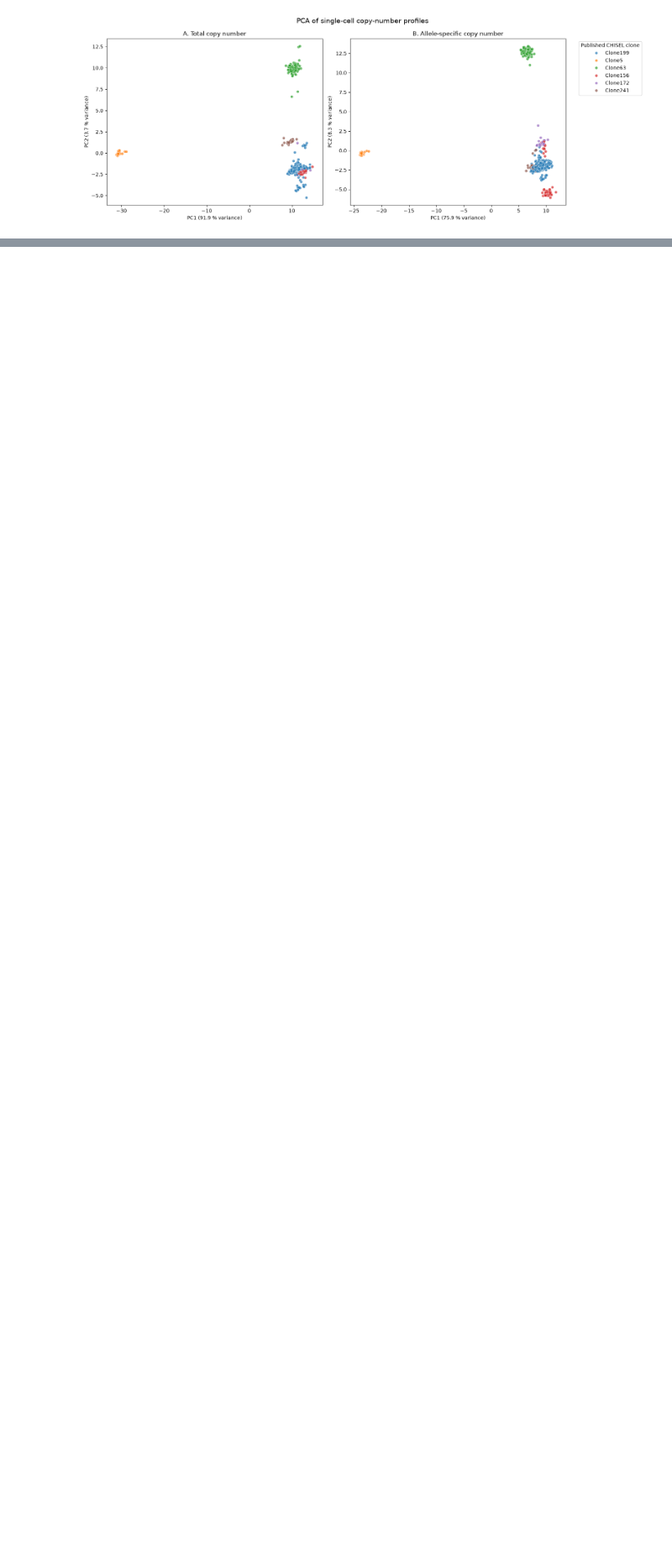
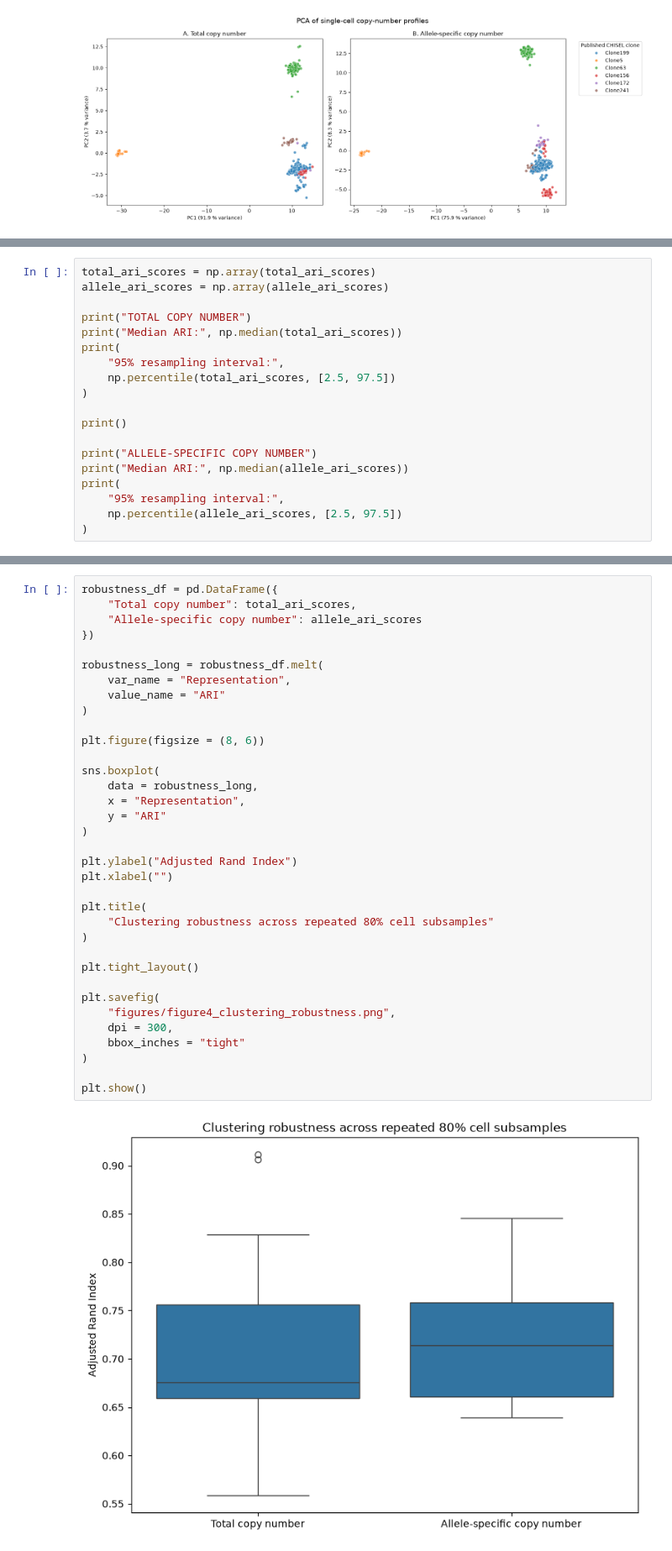
Before and after one commit to NicolasBoucher-Bio/chisel-single-cell-reanalysis, a Jupyter notebook: chisel_reanalysis.ipynb, the cells around one changed output, grey strips where cells are left out. Shown at 84% size. Drawn from its saved outputs; the diff is of its cells as text; blank space fills up the shorter version.

Commit message:
Add clustering robustness analysis and update results

```diff
--- a/chisel_reanalysis.ipynb
+++ b/chisel_reanalysis.ipynb
@@ -945,0 +1022,19 @@ plt.show()
+# %%
+total_ari_scores = np.array(total_ari_scores)
+allele_ari_scores = np.array(allele_ari_scores)
+
+print("TOTAL COPY NUMBER")
+print("Median ARI:", np.median(total_ari_scores))
+print(
+    "95% resampling interval:",
+    np.percentile(total_ari_scores, [2.5, 97.5])
+)
+
+print()
+
+print("ALLELE-SPECIFIC COPY NUMBER")
+print("Median ARI:", np.median(allele_ari_scores))
+print(
+    "95% resampling interval:",
+    np.percentile(allele_ari_scores, [2.5, 97.5])
+)
@@ -945,0 +1049,37 @@ plt.show()
+# %%
+robustness_df = pd.DataFrame({
+    "Total copy number": total_ari_scores,
+    "Allele-specific copy number": allele_ari_scores
+})
+
+robustness_long = robustness_df.melt(
+    var_name = "Representation",
+    value_name = "ARI"
+)
+
+plt.figure(figsize = (8, 6))
+
+sns.boxplot(
+    data = robustness_long,
+    x = "Representation",
+    y = "ARI"
+)
+
+plt.ylabel("Adjusted Rand Index")
+plt.xlabel("")
+
+plt.title(
+    "Clustering robustness across repeated 80% cell subsamples"
+)
+
+plt.tight_layout()
+
+plt.savefig(
+    "figures/figure4_clustering_robustness.png",
+    dpi = 300,
+    bbox_inches = "tight"
+)
+
+plt.show()
+# %% [output]
+[figure, added]
```
Also changed, not shown: parts of 6 cells of this notebook, 2 other files.
